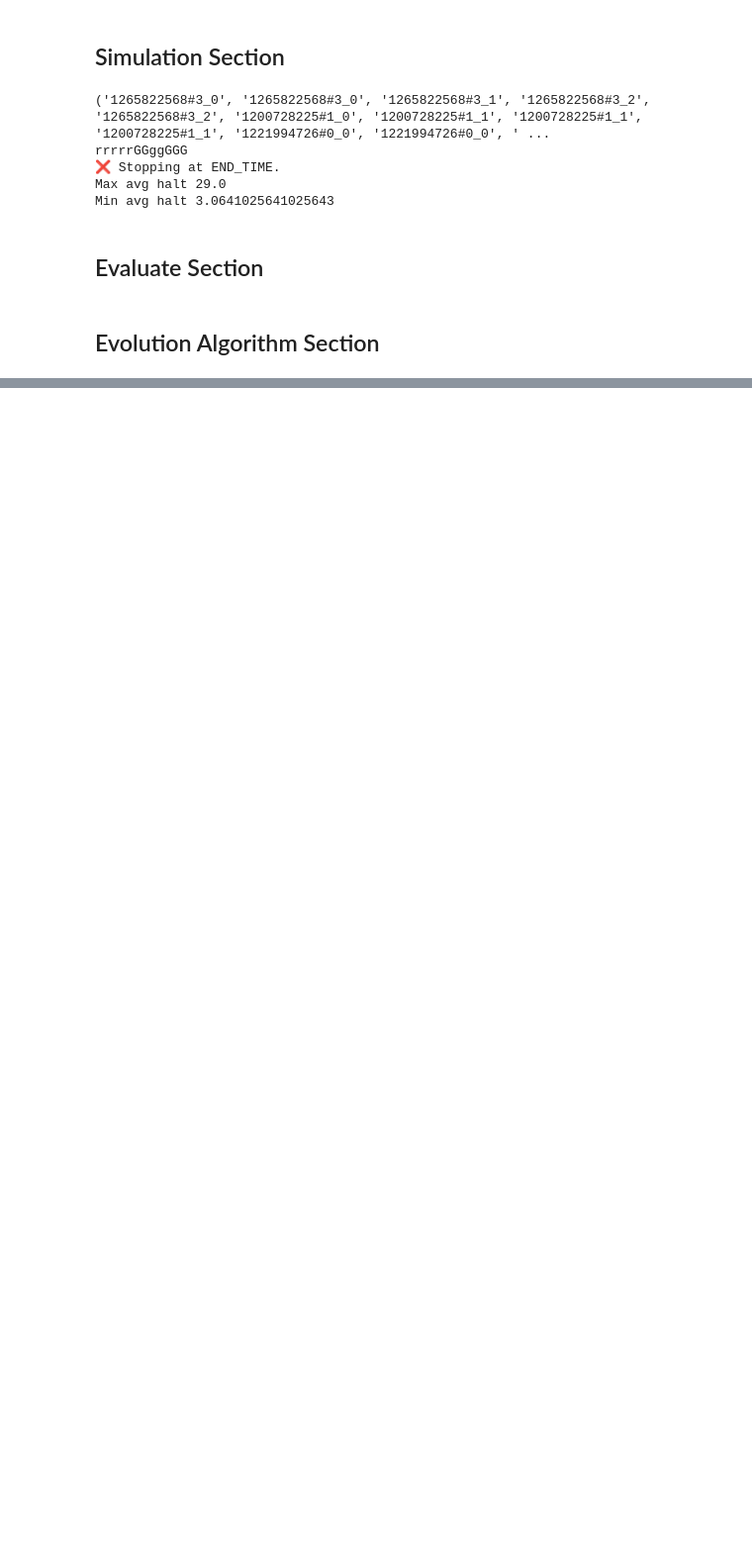
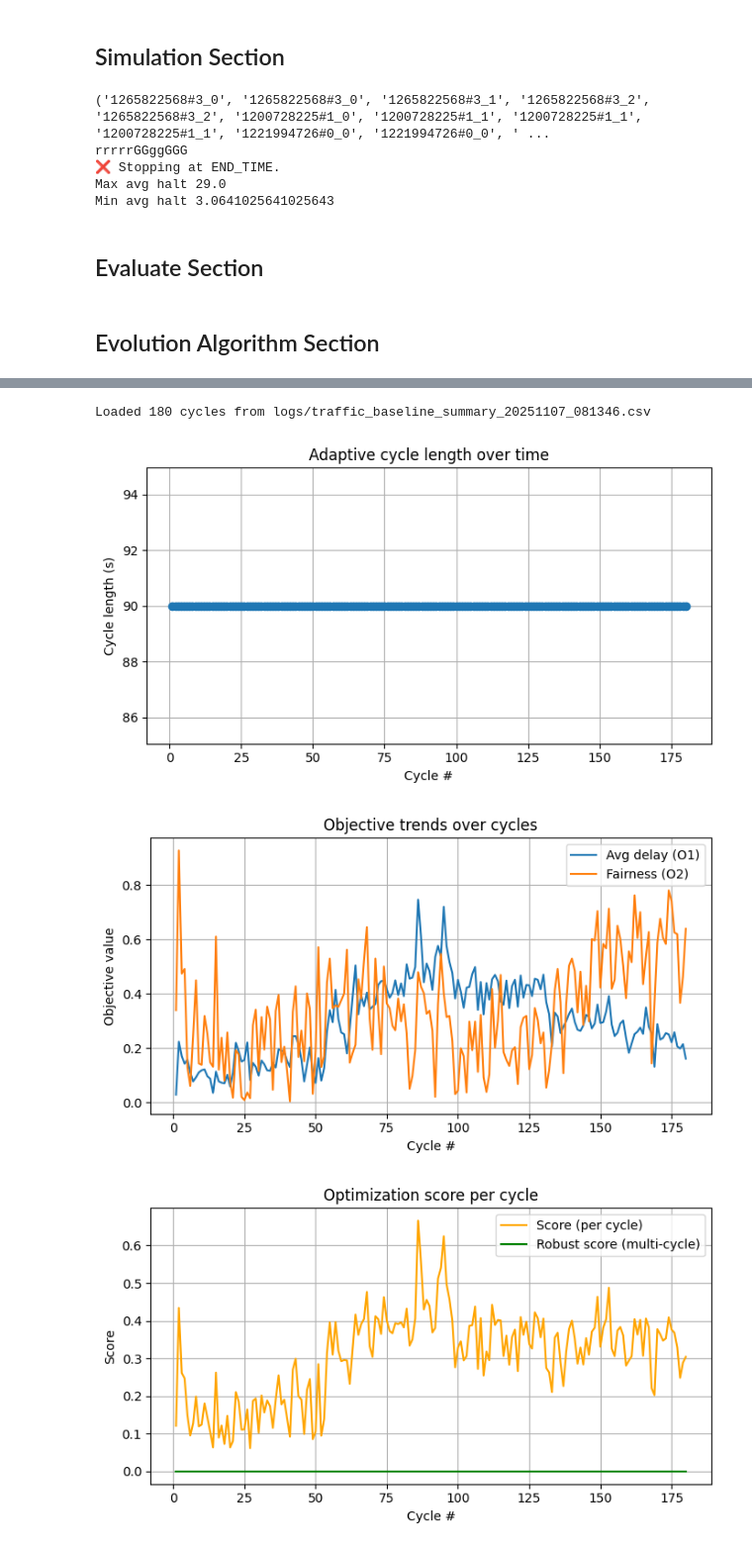
Before and after one commit to Kaos1105/EA_traffic_control, a Jupyter notebook: controller.ipynb, the cells around one changed output, grey strips where cells are left out. Shown at 99% size. Cells and saved outputs as stored; diff of their text form; code cells hidden in the pictures; blank space fills up the shorter version.

```diff
--- a/controller.ipynb
+++ b/controller.ipynb
@@ -723,0 +612,7 @@ Time passed at cycle 181: 16200.0s.
+# %%
+visualize_pow_results(log_dir=LOG_DIR, prefix="traffic_baseline", suffix="20251107_081346")
+# %% [output]
+Loaded 180 cycles from logs/traffic_baseline_summary_20251107_081346.csv
+[figure, added]
+[figure, added]
+[figure, added]
```
Also changed, not shown: parts of 10 cells of this notebook, 1 other file.
